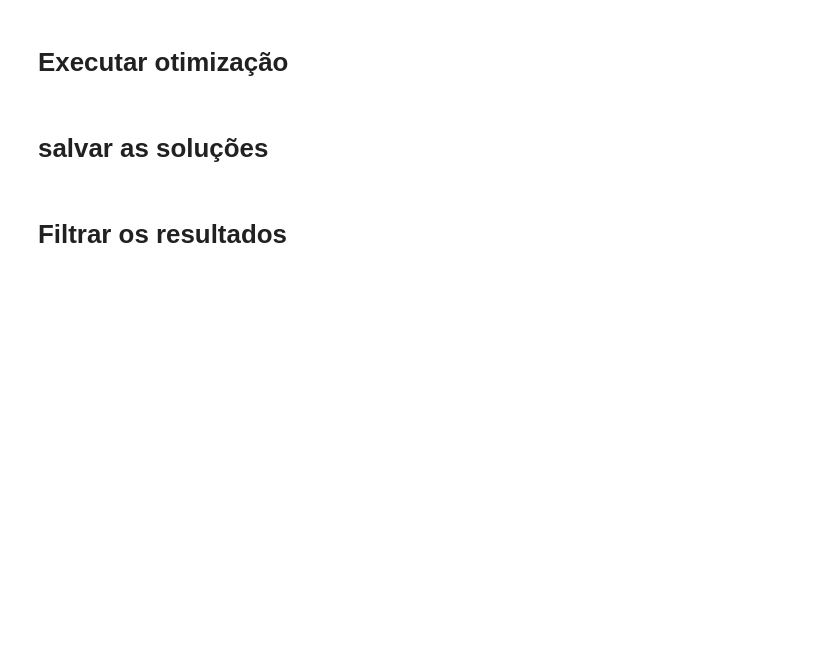
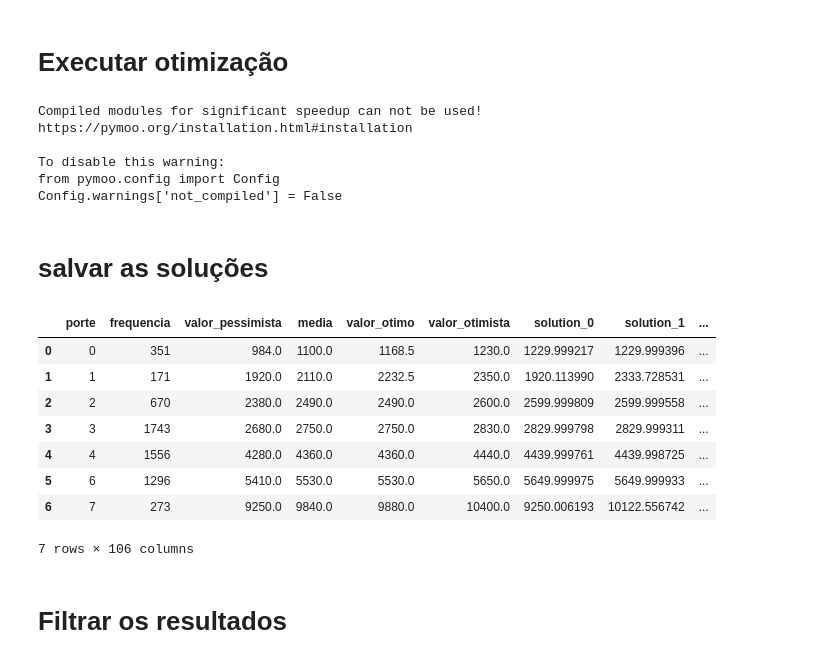
Before and after one commit to Douglas-cc/otm_portes, a Jupyter notebook: notebooks/mult_objective.ipynb, the cells around one changed output. Cells and saved outputs as stored; diff of their text form; code cells hidden in the pictures; blank space fills up the shorter version.

```diff
--- a/notebooks/mult_objective.ipynb
+++ b/notebooks/mult_objective.ipynb
@@ -64,8 +61,10 @@ class ModelingProblem(ElementwiseProblem):
 problem = ModelingProblem(
     24000000,
     24500000,
-    df.valor_pessimista,
-    df.valor_otimista
+    df.valor_pessimista.to_numpy(),
+    df.valor_otimista.to_numpy(),
+    df.media_cenario.to_numpy(),
+    df.frequencia.to_numpy()
 )
 
 nsga2 = NSGA2(
@@ -86,6 +85,13 @@ res_nsga2 = minimize(
 res_x = res_nsga2.X
 res_f = res_nsga2.F
 res_hist = res_nsga2.history
+# %% [output]
+Compiled modules for significant speedup can not be used!
+https://pymoo.org/installation.html#installation
+
+To disable this warning:
+from pymoo.config import Config
+Config.warnings['not_compiled'] = False
 # %% [markdown]
 # salvar as soluções
 # %%
@@ -100,6 +106,17 @@ def save_solutions(dataframe, solution, save = False, output = None):
     return dataframe
 # %%
 df_solutions = save_solutions(df.drop(columns=['media_cenario']), res_x)
+df_solutions
+# %% [output]
+|  | porte | frequencia | valor_pessimista | media | valor_otimo | valor_otimista | solution_0 | solution_1 | ... |
+| 0 | 0 | 351 | 984.0 | 1100.0 | 1168.5 | 1230.0 | 1229.999217 | 1229.999396 | ... |
+| 1 | 1 | 171 | 1920.0 | 2110.0 | 2232.5 | 2350.0 | 1920.113990 | 2333.728531 | ... |
+| 2 | 2 | 670 | 2380.0 | 2490.0 | 2490.0 | 2600.0 | 2599.999809 | 2599.999558 | ... |
+| 3 | 3 | 1743 | 2680.0 | 2750.0 | 2750.0 | 2830.0 | 2829.999798 | 2829.999311 | ... |
+| 4 | 4 | 1556 | 4280.0 | 4360.0 | 4360.0 | 4440.0 | 4439.999761 | 4439.998725 | ... |
+| 5 | 6 | 1296 | 5410.0 | 5530.0 | 5530.0 | 5650.0 | 5649.999975 | 5649.999933 | ... |
+| 6 | 7 | 273 | 9250.0 | 9840.0 | 9880.0 | 10400.0 | 9250.006193 | 10122.556742 | ... |
+7 rows × 106 columns
 # %% [markdown]
 # Filtrar os resultados
 # %% [markdown]
```
Also changed, not shown: parts of 16 cells of this notebook, 13 other files.
